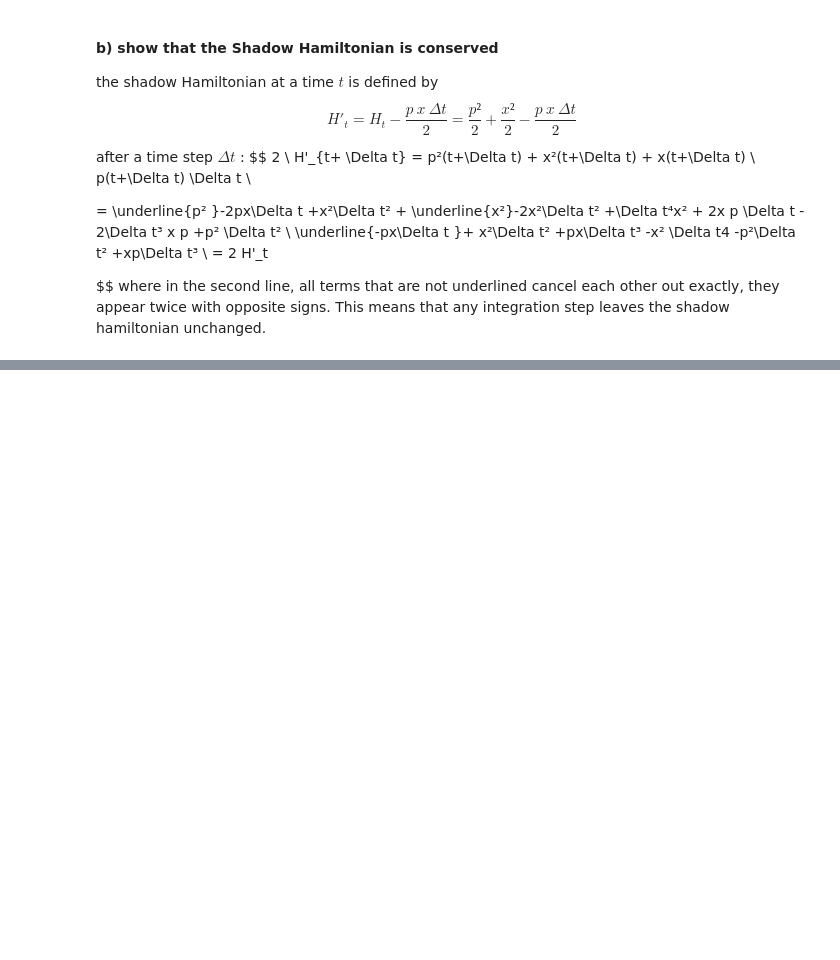
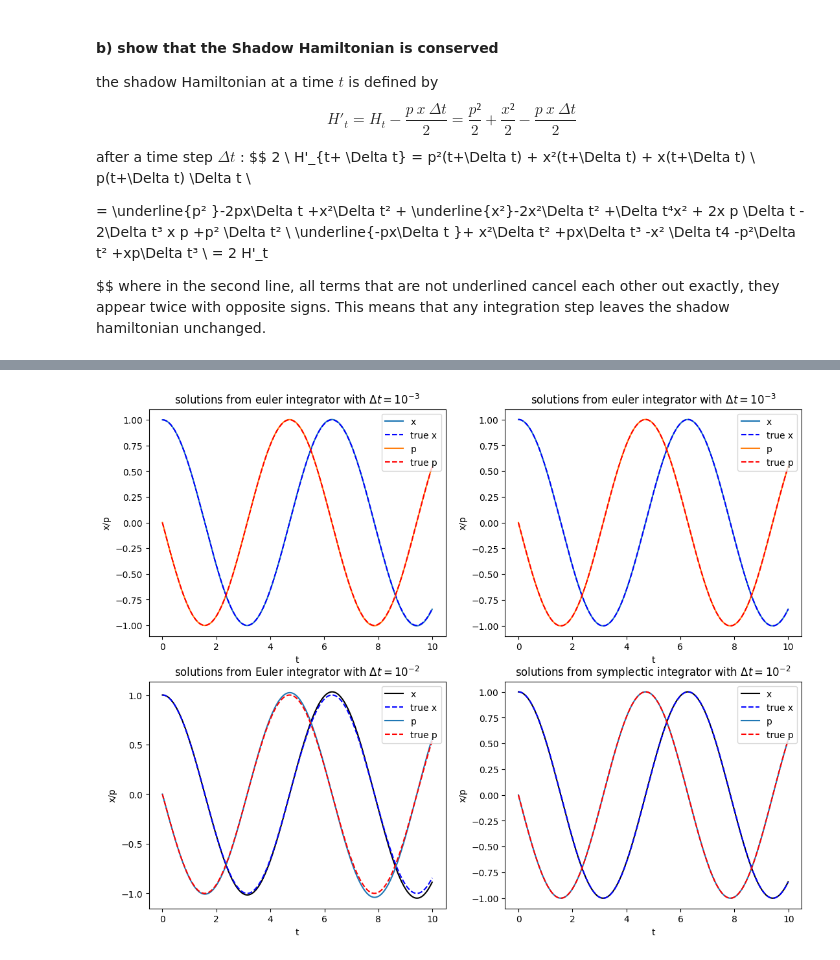
Before and after one commit to selina355/simulation-methods, a Jupyter notebook: Integration/Integration_methods.ipynb, the cells around one changed output, grey strips where cells are left out. Cells and saved outputs as stored; diff of their text form; code cells hidden in the pictures; blank space fills up the shorter version.

```diff
--- a/Integration/Integration_methods.ipynb
+++ b/Integration/Integration_methods.ipynb
@@ -84,5 +84,10 @@ with open('Intgeration_Data.csv') as csvfile:
         data.append(np.asarray(row).astype('double'))
 t_small=data[0]
 euler_small=data[1:5]
-symplectic_small=data[5:9]
+symplectic_small=data[5:10]
+t_big= data[10]
+
+euler_big= data[11:15]
+symplectic_big=data[15:20]
+print(len(data))
 # %% [output]
@@ -103,0 +95,77 @@ axs[0][0].legend()
+# %%
+fig, axs = plt.subplots(2,2,figsize=(13,10))
+
+axs[0][0].set_title("solutions from euler integrator with $\Delta t = 10^{-3}$")
+axs[0][0].plot(t_small,euler_small[0], label="x")
+axs[0][0].plot(t_small,np.cos(t_small), color="blue", linestyle= "--",label="true x")
+axs[0][0].plot(t_small, euler_small[1],label= "p")
+axs[0][0].plot(t_small, -np.sin(t_small), color="red", linestyle="--",label = "true p")
+axs[0][0].set_ylabel("x/p")
+axs[0][0].set_xlabel("t")
+axs[0][0].legend()
+
+axs[0][1].set_title("solutions from euler integrator with $\Delta t = 10^{-3}$")
+axs[0][1].plot(t_small,symplectic_small[0], label="x")
+axs[0][1].plot(t_small,np.cos(t_small), color="blue", linestyle= "--",label="true x")
+axs[0][1].plot(t_small, symplectic_small[1],label= "p")
+axs[0][1].plot(t_small, -np.sin(t_small), color="red", linestyle="--",label = "true p")
+axs[0][1].set_ylabel("x/p")
+axs[0][1].set_xlabel("t")
+axs[0][1].legend()
+
+axs[1][0].set_title("solutions from Euler integrator with $\Delta t = 10^{-2}$")
+axs[1][0].plot(t_big,euler_big[0], color="black",label="x")
+axs[1][0].plot(t_big,np.cos(t_big), color="blue", linestyle= "--",label="true x")
+axs[1][0].plot(t_big, euler_big[1],label= "p")
+axs[1][0].plot(t_big, -np.sin(t_big), color="red", linestyle="--",label = "true p")
+axs[1][0].set_ylabel("x/p")
+axs[1][0].set_xlabel("t")
+axs[1][0].legend()
+
+
+axs[1][1].set_title("solutions from symplectic integrator with $\Delta t = 10^{-2}$")
+axs[1][1].plot(t_big,symplectic_big[0],color="black", label="x")
+axs[1][1].plot(t_big,np.cos(t_big), color="blue", linestyle= "--",label="true x")
+axs[1][1].plot(t_big, symplectic_big[1],label= "p")
+axs[1][1].plot(t_big, -np.sin(t_big), color="red", linestyle="--",label = "true p")
+axs[1][1].set_ylabel("x/p")
+axs[1][1].set_xlabel("t")
+axs[1][1].legend()
+
+fig,axs = plt.subplots(1,2,figsize=(13,5))
+axs[0].set_title("relative error of Euler Integrator")
+axs[0].plot(t_small,euler_small[2], label="$\Delta t = 10^{-3}$ ")
+axs[0].plot(t_big,euler_big[2], label="$\Delta t = 10^{-2}$ ")
+axs[0].set_ylabel("relative error")
+axs[0].set_xlabel("t")
+axs[0].set_ylim(-0.01,0.1)
+axs[0].legend()
+
+axs[1].set_title("relative error of Symplectic Integrator")
+axs[1].plot(t_small,symplectic_small[2], label="$\Delta t = 10^{-3}$ ")
+axs[1].plot(t_big,symplectic_big[2], label="$\Delta t = 10^{-2}$ ")
+axs[1].set_ylabel("relative error")
+axs[1].set_xlabel("t")
+axs[1].set_ylim(-0.01,0.1)
+axs[1].legend()
+
+fig,axs = plt.subplots(1,2,figsize=(13,5),sharey=True)
+axs[0].set_title("total error of Euler Integrator")
+axs[0].plot(t_small,euler_small[2]*np.cos(t_small), label="$\Delta t = 10^{-3}$ ")
+axs[0].plot(t_big,euler_big[2]*np.cos(t_big), label="$\Delta t = 10^{-2}$ ")
+axs[0].set_ylabel("total error")
+axs[0].set_xlabel("t")
+
+axs[0].legend()
+
+axs[1].set_title("Total error of Symplectic Integrator")
+axs[1].plot(t_small,symplectic_small[2]*np.cos(t_small), label="$\Delta t = 10^{-3}$ ")
+axs[1].plot(t_big,symplectic_big[2]*np.cos(t_big), label="$\Delta t = 10^{-2}$ ")
+axs[1].set_ylabel("total error")
+axs[1].set_xlabel("t")
+
+axs[1].legend()
+
+plt.show()
+# %% [output]
+[figure, added]
```
Also changed, not shown: parts of 7 cells of this notebook, 4 other files.
